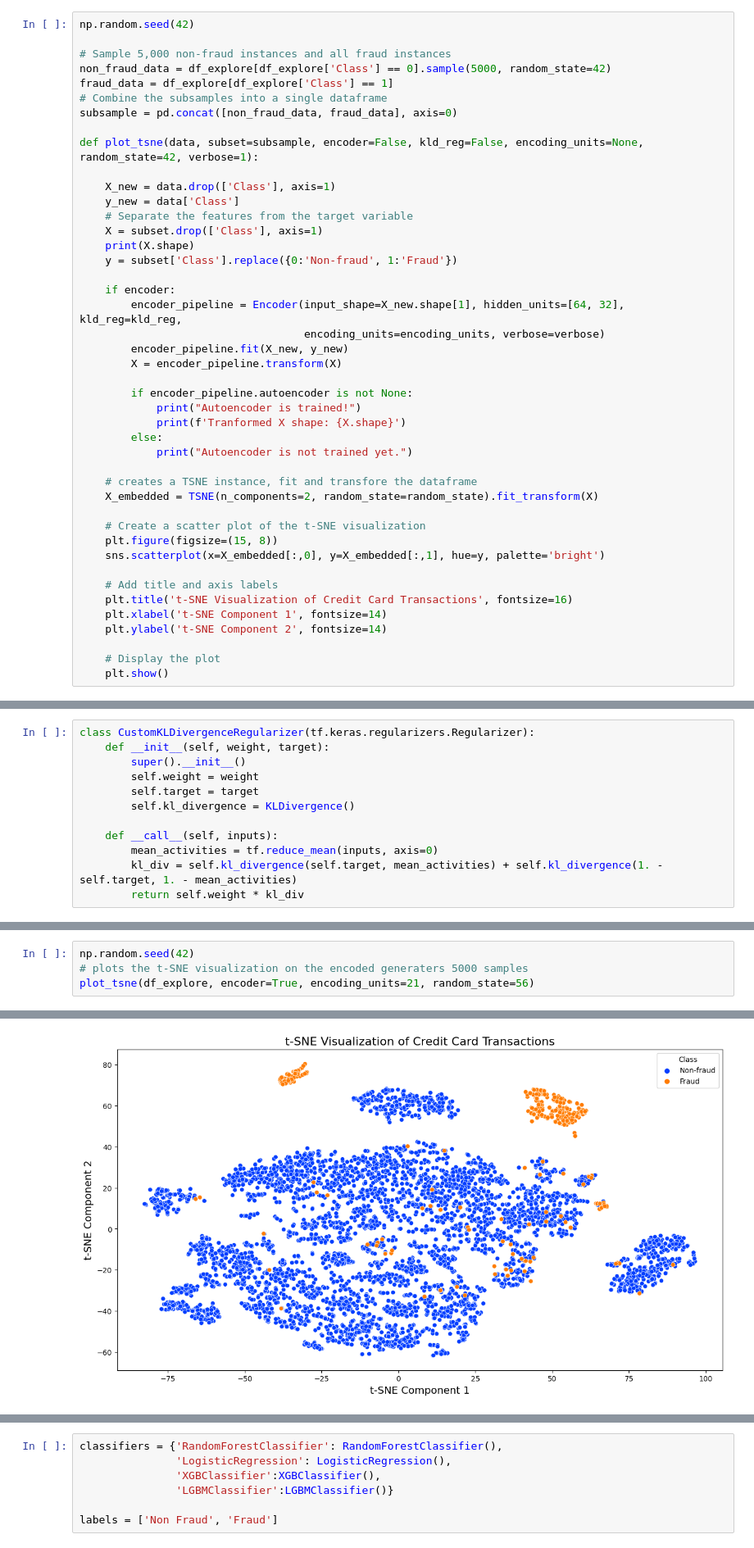
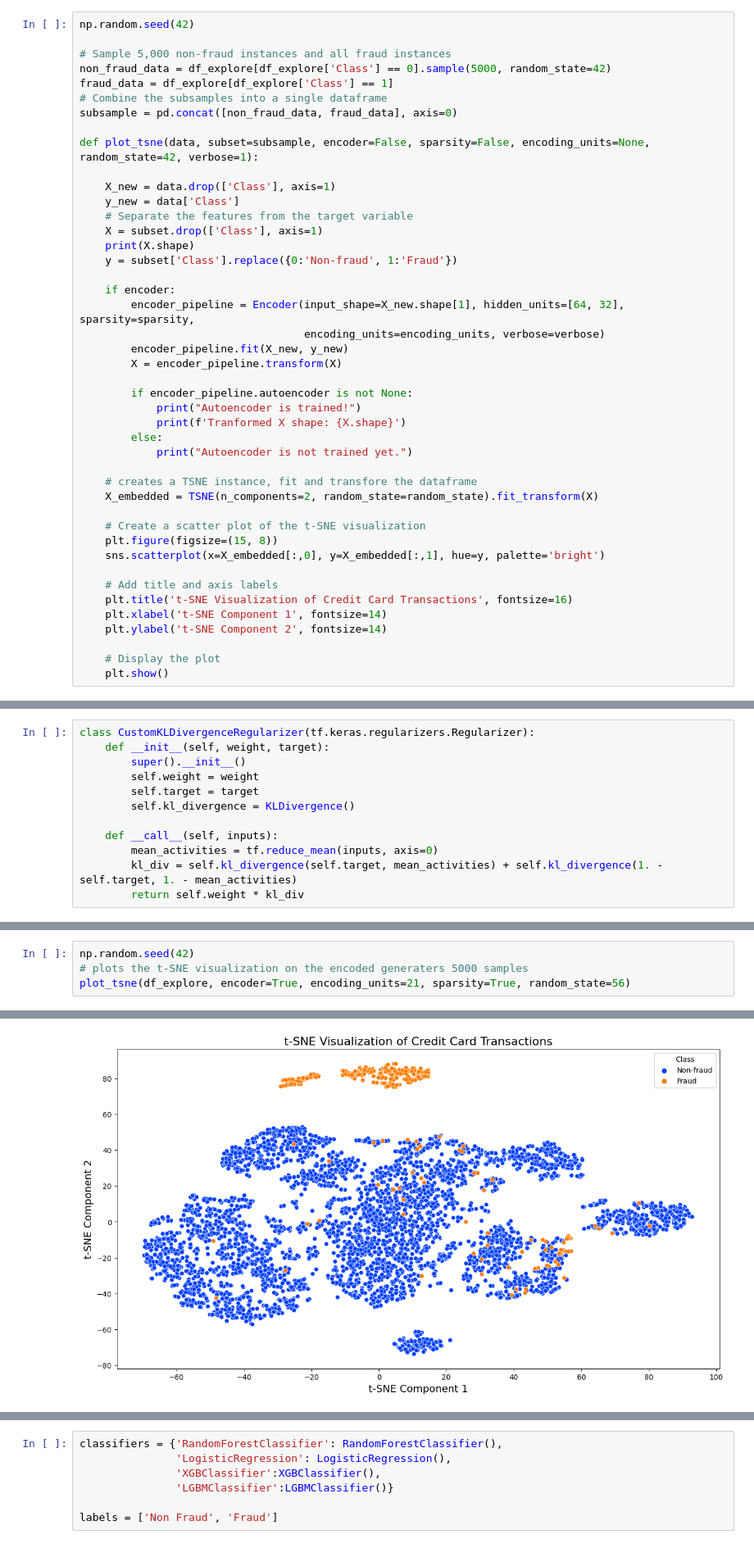
Before and after one commit to KevinChima/Credit-Card-Fraud, a Jupyter notebook: CreditCardFraud.ipynb, the cells around one changed output, grey strips where cells are left out. Shown at 82% size. Cells and saved outputs as stored; diff of their text form.

Commit message:
Added more explanations to the code; included l1 regularization to the sparse autoencoder part in the Autoencoder function, as well as changed the kld_regularizer argument to sparsity

```diff
--- a/CreditCardFraud.ipynb
+++ b/CreditCardFraud.ipynb
@@ -553,7 +554,7 @@ fraud_data = df_explore[df_explore['Class'] == 1]
 # Combine the subsamples into a single dataframe
 subsample = pd.concat([non_fraud_data, fraud_data], axis=0)
 
-def plot_tsne(data, subset=subsample, encoder=False, kld_reg=False, encoding_units=None, random_state=42, verbose=1):
+def plot_tsne(data, subset=subsample, encoder=False, sparsity=False, encoding_units=None, random_state=42, verbose=1):
 
     X_new = data.drop(['Class'], axis=1)
     y_new = data['Class']
@@ -563,7 +564,7 @@ def plot_tsne(data, subset=subsample, encoder=False, kld_reg=False, encoding_uni
     y = subset['Class'].replace({0:'Non-fraud', 1:'Fraud'})
 
     if encoder:
-        encoder_pipeline = Encoder(input_shape=X_new.shape[1], hidden_units=[64, 32], kld_reg=kld_reg,
+        encoder_pipeline = Encoder(input_shape=X_new.shape[1], hidden_units=[64, 32], sparsity=sparsity,
                                    encoding_units=encoding_units, verbose=verbose)
         encoder_pipeline.fit(X_new, y_new)
         X = encoder_pipeline.transform(X)
@@ -693,7 +712,7 @@ class Encoder(BaseEstimator, TransformerMixin):
 # %%
 np.random.seed(42)
 # plots the t-SNE visualization on the encoded generaters 5000 samples
-plot_tsne(df_explore, encoder=True, encoding_units=21, random_state=56)
+plot_tsne(df_explore, encoder=True, encoding_units=21, sparsity=True, random_state=56)
 # %% [output]
 (5383, 30)
 Epoch 1/15
@@ -713,6 +732,6 @@ Epoch 15/15
 Autoencoder is trained!
 Tranformed X shape: (5383, 21)
-[figure, old version]
+[figure, new version]
 # %%
 def create_pipeline(input_shape=None, over=False, over_sampling=SMOTE(random_state=42), under=False, autoencoder=False, k='all',
                     undersampling=RandomUnderSampler(), hidden_units=[64], encoding_units=23, kld_reg=False, selector=False):
```
Also changed, not shown: parts of 39 cells of this notebook.
